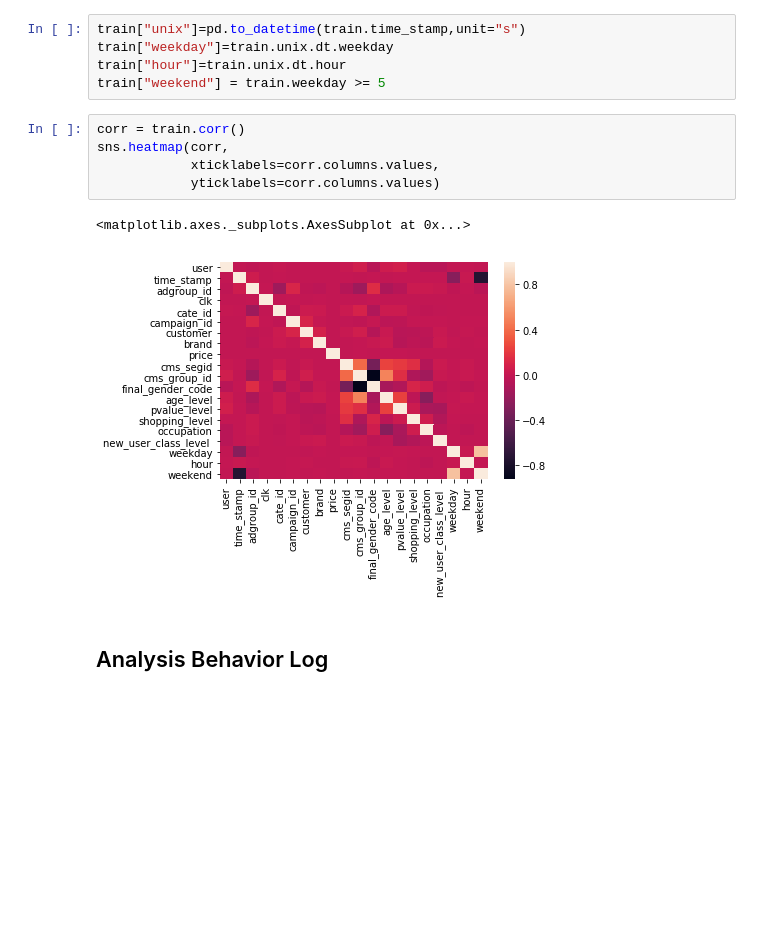
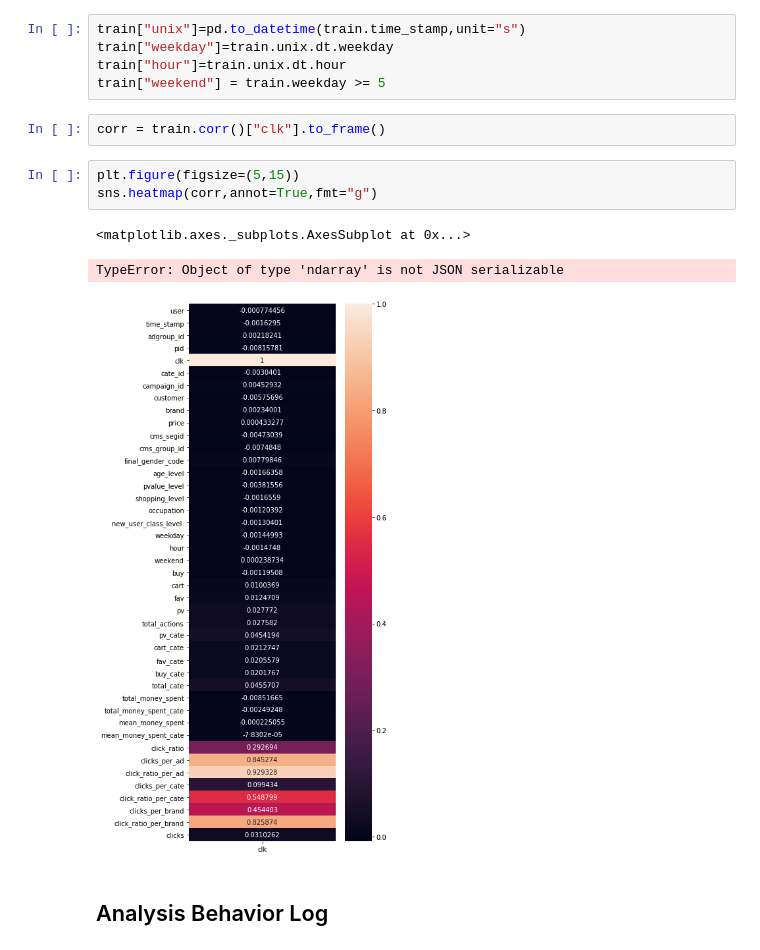
Before and after one commit to Sitorias/AdPrediction, a Jupyter notebook: Task 3 - Ad Prediction - Leo.ipynb, the cells around one changed output. Saved outputs shown, nothing was run; the diff lists cells and outputs as text; blank space fills up the shorter version.

```diff
--- a/Task 3 - Ad Prediction - Leo.ipynb
+++ b/Task 3 - Ad Prediction - Leo.ipynb
@@ -68,14 +68,15 @@ train["unix"]=pd.to_datetime(train.time_stamp,unit="s")
 train["weekday"]=train.unix.dt.weekday
 train["hour"]=train.unix.dt.hour
 train["weekend"] = train.weekday >= 5
-# %%
-corr = train.corr()
-sns.heatmap(corr,
-            xticklabels=corr.columns.values,
-            yticklabels=corr.columns.values)
-# %% [output]
-<matplotlib.axes._subplots.AxesSubplot at 0x...>
-[figure, removed]
+# %%
+corr = train.corr()["clk"].to_frame()
+# %%
+plt.figure(figsize=(5,15))
+sns.heatmap(corr,annot=True,fmt="g")
+# %% [output]
+<matplotlib.axes._subplots.AxesSubplot at 0x...>
+TypeError: Object of type 'ndarray' is not JSON serializable
+[figure, added]
 # %% [markdown]
 ## Analysis Behavior Log
 # %%
```
Also changed, not shown: parts of 16 cells of this notebook.
